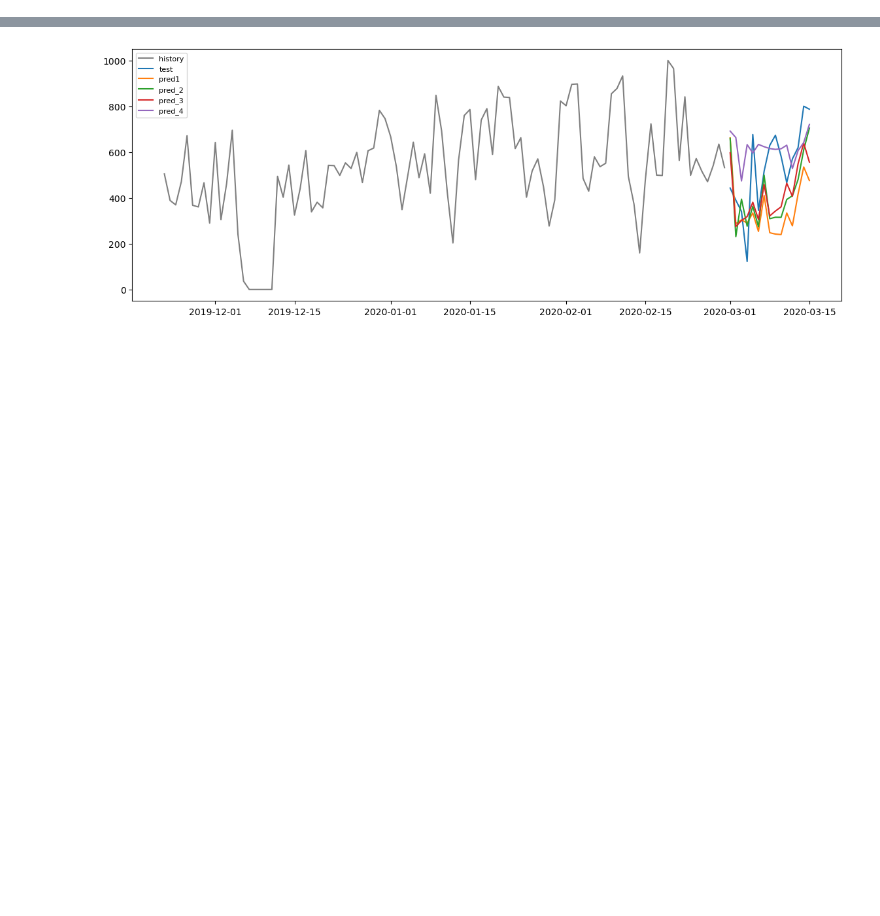
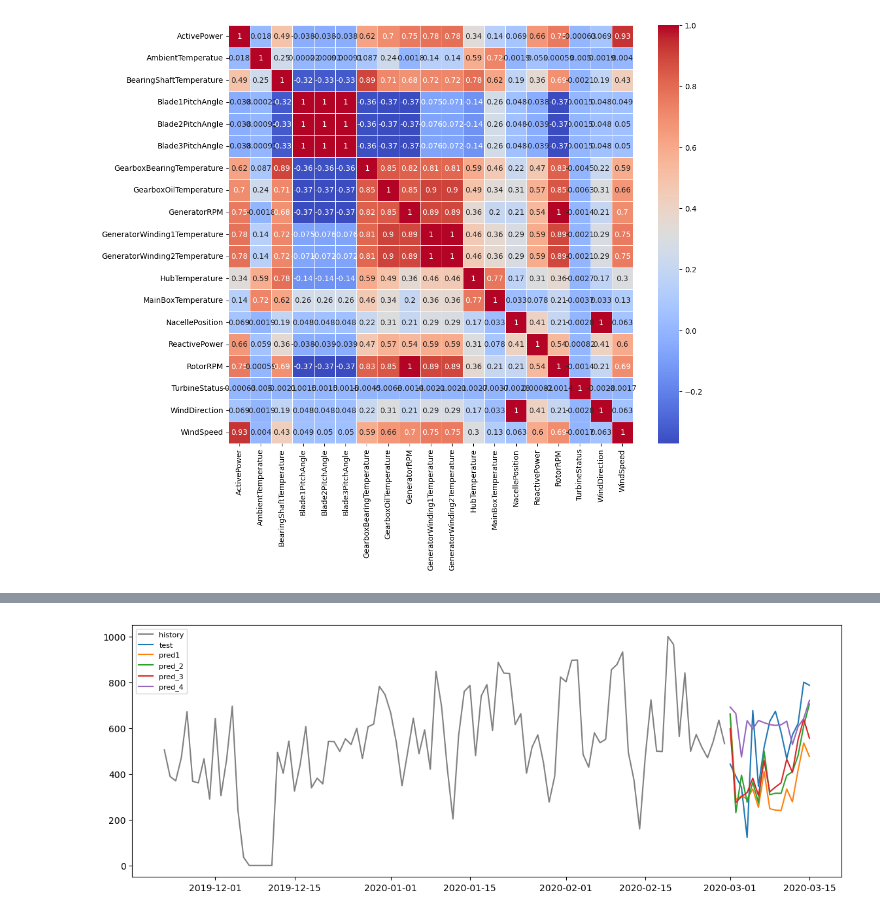
Before and after one commit to TinglikeGithub/Wind-Power-Time-Series-Prediction, a Jupyter notebook: wind_power_prediction.ipynb, the cells around one changed output, grey strips where cells are left out. Saved outputs shown, nothing was run; the diff lists cells and outputs as text; code cells hidden in the pictures; blank space fills up the shorter version.

```diff
--- a/wind_power_prediction.ipynb
+++ b/wind_power_prediction.ipynb
@@ -142,0 +25,3 @@ model_4 = ExponentialSmoothing(train, seasonal="mul", seasonal_periods=365, damp
+# %%
+df = pd.read_csv('data/train.csv')
+df.head()
@@ -142,0 +55,10 @@ model_4 = ExponentialSmoothing(train, seasonal="mul", seasonal_periods=365, damp
+# %%
+df['Datetime'] = pd.to_datetime(df['Datetime'])
+df.set_index('Datetime', inplace=True)
+df_interpolated = df.interpolate()
+# %%
+plt.figure(figsize=(12, 10))
+sns.heatmap(df_interpolated.corr(), annot=True, cmap='coolwarm', linewidths=.5)
+plt.show()
+# %% [output]
+[figure, added]
```
Also changed, not shown: parts of 76 cells of this notebook.
